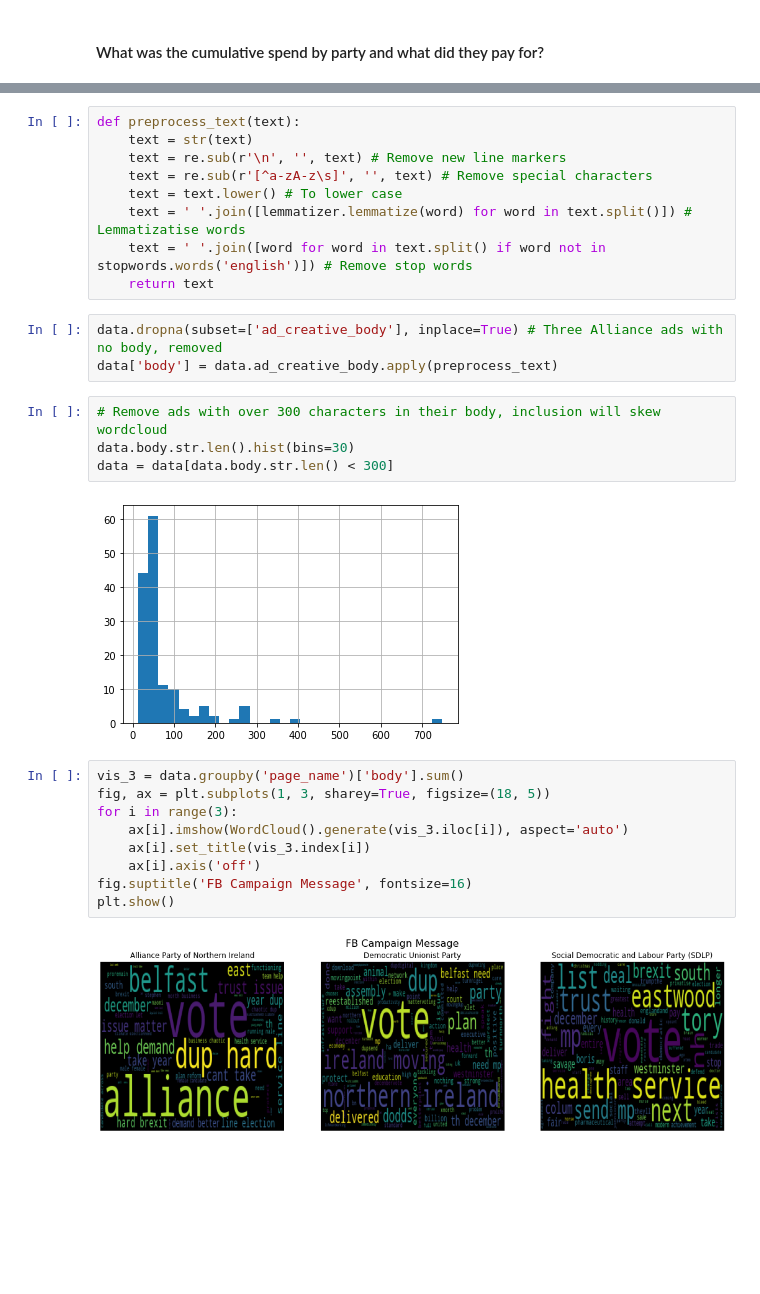
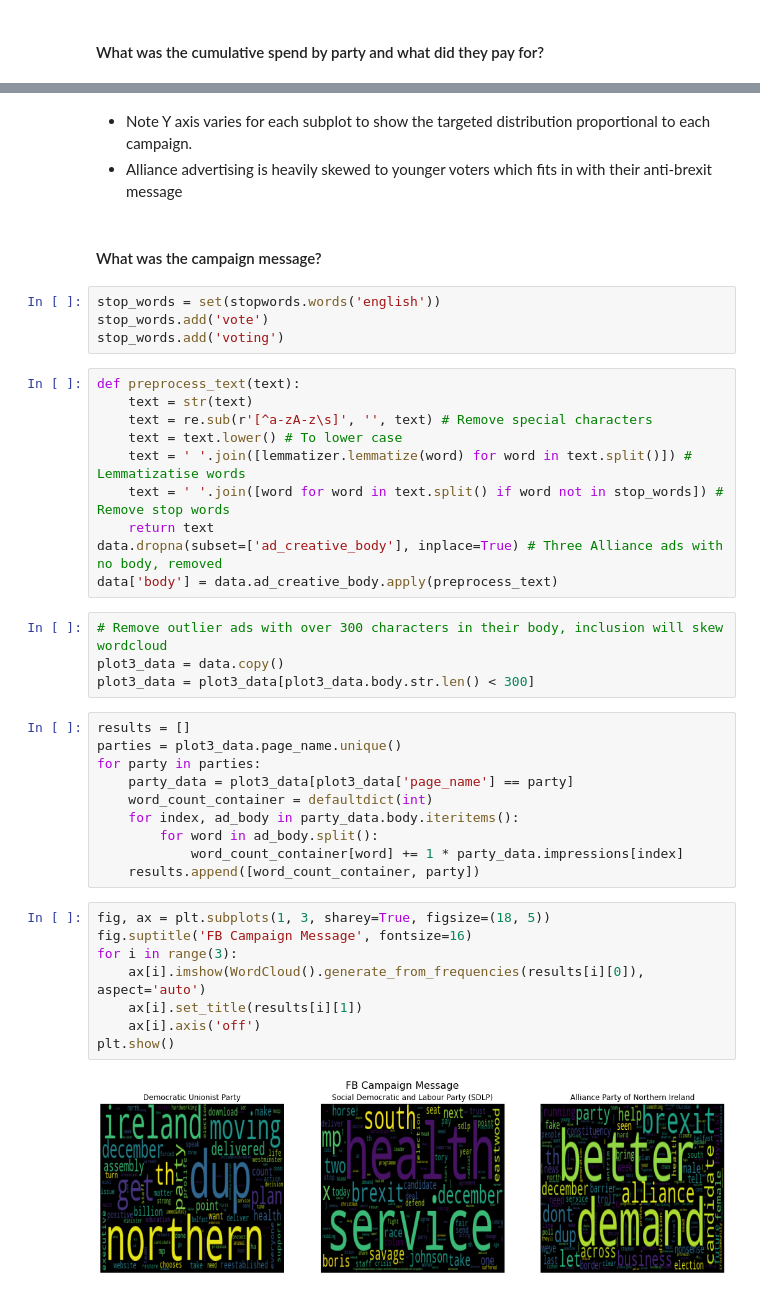
Before and after one commit to jkennedy559/election_2019_ni_fb, a Jupyter notebook: analysis.ipynb, the cells around one changed output, grey strips where cells are left out. Drawn from its saved outputs; the diff is of its cells as text; blank space fills up the shorter version.

```diff
--- a/analysis.ipynb
+++ b/analysis.ipynb
@@ -104,29 +107,43 @@ fig_2.show()
+# %% [markdown]
+* Note Y axis varies for each subplot to show the targeted distribution proportional to each campaign.
+* Alliance advertising is heavily skewed to younger voters which fits in with their anti-brexit message
+# %% [markdown]
+#### What was the campaign message?
+# %%
+stop_words = set(stopwords.words('english'))
+stop_words.add('vote')
+stop_words.add('voting')
 # %%
 def preprocess_text(text):
     text = str(text)
-    text = re.sub(r'\n', '', text) # Remove new line markers
     text = re.sub(r'[^a-zA-z\s]', '', text) # Remove special characters
     text = text.lower() # To lower case
     text = ' '.join([lemmatizer.lemmatize(word) for word in text.split()]) # Lemmatizatise words
-    text = ' '.join([word for word in text.split() if word not in stopwords.words('english')]) # Remove stop words
+    text = ' '.join([word for word in text.split() if word not in stop_words]) # Remove stop words
     return text
+data.dropna(subset=['ad_creative_body'], inplace=True) # Three Alliance ads with no body, removed
+data['body'] = data.ad_creative_body.apply(preprocess_text)
-# %%
-data.dropna(subset=['ad_creative_body'], inplace=True) # Three Alliance ads with no body, removed
-data['body'] = data.ad_creative_body.apply(preprocess_text)
 # %%
-# Remove ads with over 300 characters in their body, inclusion will skew wordcloud
-data.body.str.len().hist(bins=30)
-data = data[data.body.str.len() < 300]
+# Remove outlier ads with over 300 characters in their body, inclusion will skew wordcloud
+plot3_data = data.copy()
+plot3_data = plot3_data[plot3_data.body.str.len() < 300]
-# %% [output]
-[figure, removed]
+# %%
+results = []
+parties = plot3_data.page_name.unique()
+for party in parties:
+    party_data = plot3_data[plot3_data['page_name'] == party]
+    word_count_container = defaultdict(int)
+    for index, ad_body in party_data.body.iteritems():
+        for word in ad_body.split():
+            word_count_container[word] += 1 * party_data.impressions[index]
+    results.append([word_count_container, party])
 # %%
-vis_3 = data.groupby('page_name')['body'].sum()
 fig, ax = plt.subplots(1, 3, sharey=True, figsize=(18, 5))
+fig.suptitle('FB Campaign Message', fontsize=16)
 for i in range(3):
-    ax[i].imshow(WordCloud().generate(vis_3.iloc[i]), aspect='auto')
-    ax[i].set_title(vis_3.index[i])
+    ax[i].imshow(WordCloud().generate_from_frequencies(results[i][0]), aspect='auto')
+    ax[i].set_title(results[i][1])
     ax[i].axis('off')
-fig.suptitle('FB Campaign Message', fontsize=16)
 plt.show()
 # %% [output]
-[figure, old version]
+[figure, new version]
```
Also changed, not shown: parts of 17 cells of this notebook.
